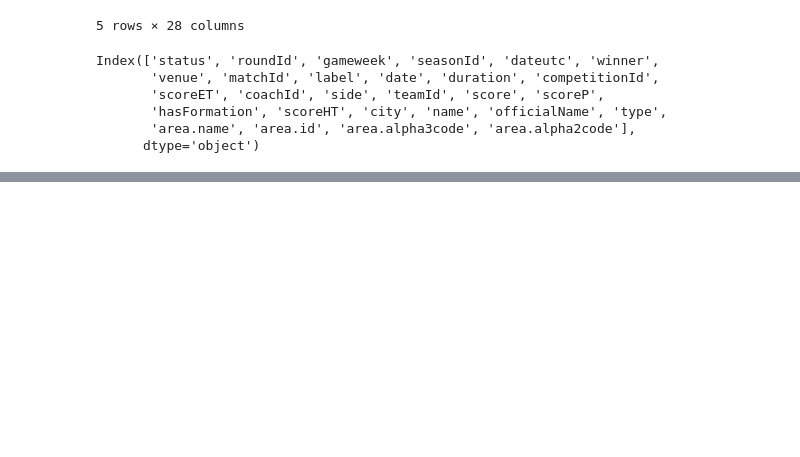
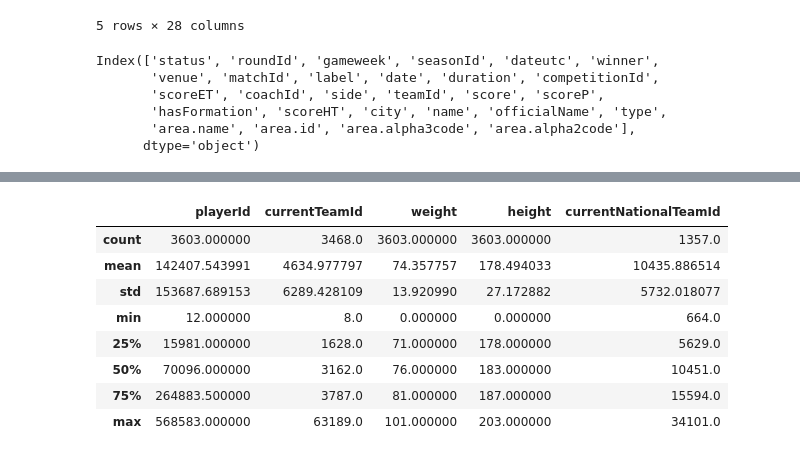
Before and after one commit to dilancroos/data_science_project, a Jupyter notebook: main.ipynb, the cells around one changed output, grey strips where cells are left out. Cells and saved outputs as stored; diff of their text form; code cells hidden in the pictures; blank space fills up the shorter version.

```diff
--- a/main.ipynb
+++ b/main.ipynb
@@ -300,0 +304,17 @@ dtype: object
+# %%
+player_df_norm = player_df_norm[['playerId', 'firstName', 'lastName', 'currentTeamId', 'role', 'birthDate', 'weight', 'height', 'foot', 'currentNationalTeamId', 'birthArea.name']]
+player_df_norm[['currentTeamId', 'currentNationalTeamId']] = pd.DataFrame({
+    k: pd.to_numeric(v, errors='coerce') for k, v in player_df_norm[['currentTeamId', 'currentNationalTeamId']].items()}, dtype='Int64')
+player_df_norm[['currentTeamId', 'currentNationalTeamId']] = player_df_norm[['currentTeamId', 'currentNationalTeamId']].replace(0, np.nan)
+player_df_norm['foot'] = player_df_norm['foot'].replace('', np.nan)
+player_df_norm.describe()
+# %% [output]
+|  | playerId | currentTeamId | weight | height | currentNationalTeamId |
+| count | 3603.000000 | 3468.0 | 3603.000000 | 3603.000000 | 1357.0 |
+| mean | 142407.543991 | 4634.977797 | 74.357757 | 178.494033 | 10435.886514 |
+| std | 153687.689153 | 6289.428109 | 13.920990 | 27.172882 | 5732.018077 |
+| min | 12.000000 | 8.0 | 0.000000 | 0.000000 | 664.0 |
+| 25% | 15981.000000 | 1628.0 | 71.000000 | 178.000000 | 5629.0 |
+| 50% | 70096.000000 | 3162.0 | 76.000000 | 183.000000 | 10451.0 |
+| 75% | 264883.500000 | 3787.0 | 81.000000 | 187.000000 | 15594.0 |
+| max | 568583.000000 | 63189.0 | 101.000000 | 203.000000 | 34101.0 |
```
Also changed, not shown: parts of 8 cells of this notebook.
